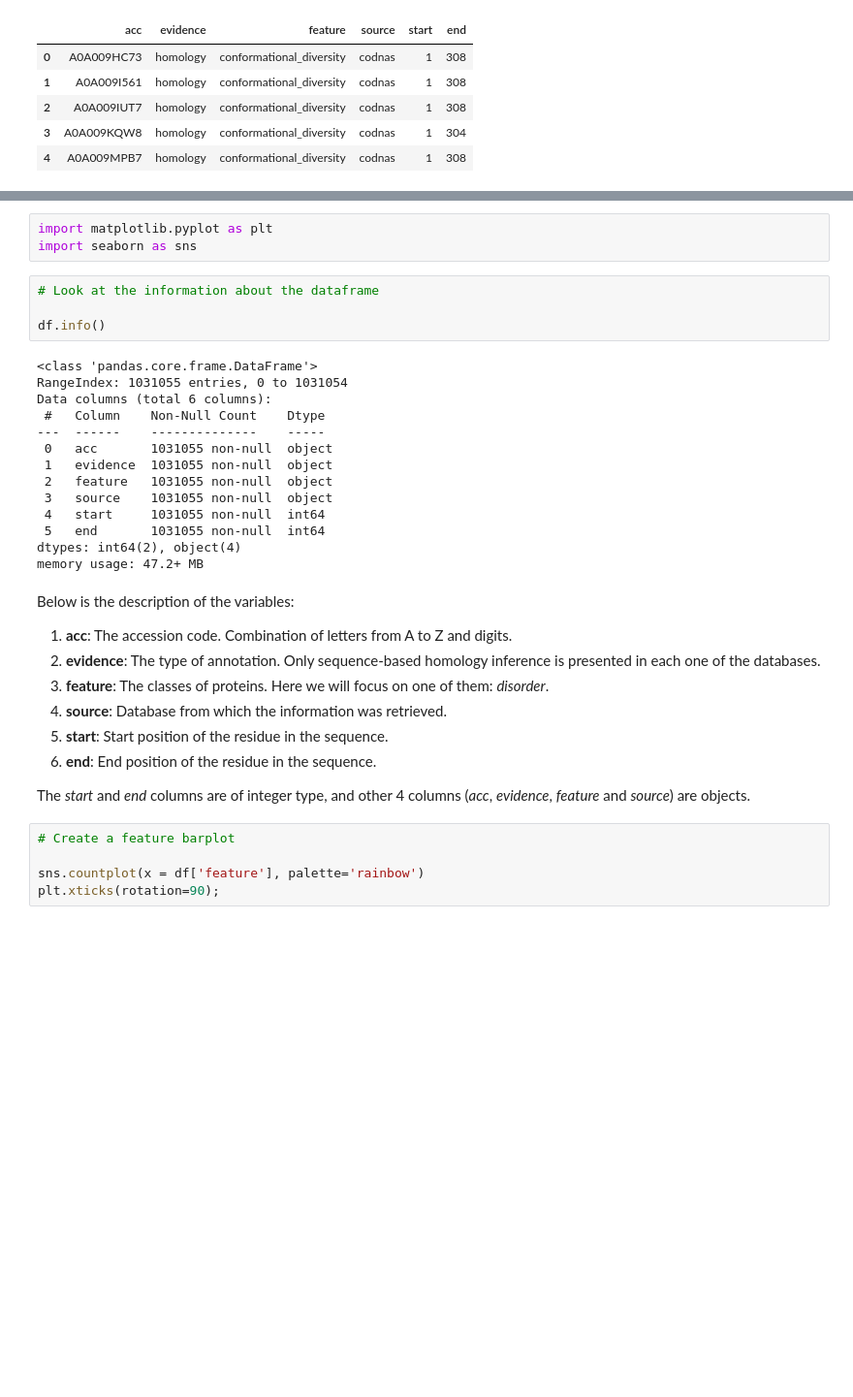
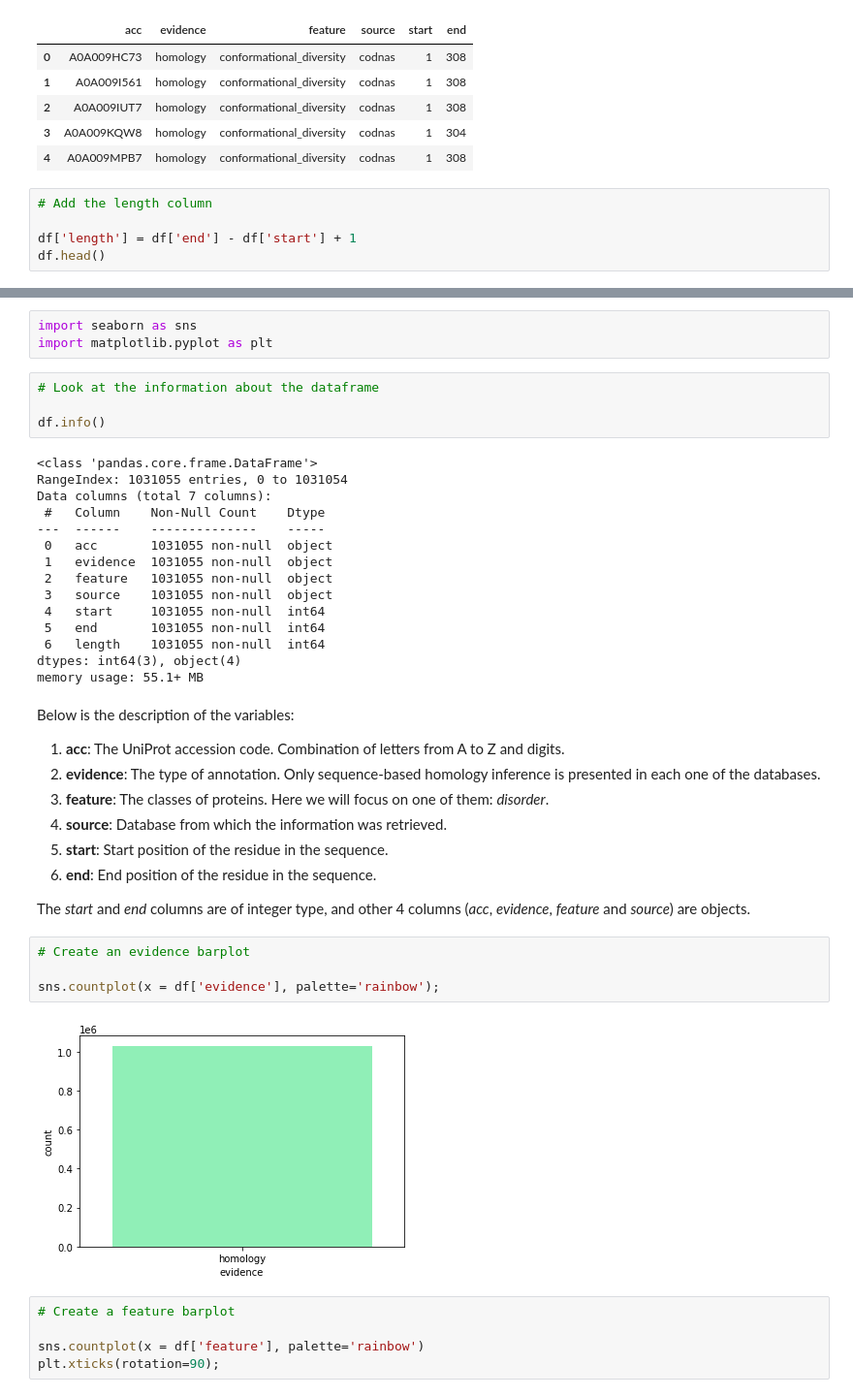
Before and after one commit to AlyaHarvelle/HMMER, a Jupyter notebook: HMMER for disordered proteins.ipynb, the cells around one changed output, grey strips where cells are left out. Shown: that part at 97% size. Cells and saved outputs as stored; diff of their text form; blank space fills up the shorter version.

```diff
--- a/HMMER for disordered proteins.ipynb
+++ b/HMMER for disordered proteins.ipynb
@@ -63,3 +63,8 @@ df.head()
 | 2 | A0A009IUT7 | homology | conformational_diversity | codnas | 1 | 308 |
 | 3 | A0A009KQW8 | homology | conformational_diversity | codnas | 1 | 304 |
 | 4 | A0A009MPB7 | homology | conformational_diversity | codnas | 1 | 308 |
+# %%
+# Add the length column
+
+df['length'] = df['end'] - df['start'] + 1
+df.head()
@@ -70,6 +87,6 @@ We proceed with the exploratory data analysis, using
 # %%
+import seaborn as sns
 import matplotlib.pyplot as plt
-import seaborn as sns
 # %%
 # Look at the information about the dataframe
 
@@ -77,7 +94,7 @@ df.info()
 # %% [output]
 <class 'pandas.core.frame.DataFrame'>
 RangeIndex: 1031055 entries, 0 to 1031054
-Data columns (total 6 columns):
+Data columns (total 7 columns):
  #   Column    Non-Null Count    Dtype
 ---  ------    --------------    -----
  0   acc       1031055 non-null  object
@@ -86,12 +103,13 @@ Data columns (total 6 columns):
  3   source    1031055 non-null  object
  4   start     1031055 non-null  int64
  5   end       1031055 non-null  int64
-dtypes: int64(2), object(4)
-memory usage: 47.2+ MB
+ 6   length    1031055 non-null  int64
+dtypes: int64(3), object(4)
+memory usage: 55.1+ MB
 # %% [markdown]
 Below is the description of the variables:
 
-1. **acc**: The accession code. Combination of letters from A to Z and digits.
+1. **acc**: The UniProt accession code. Combination of letters from A to Z and digits.
 2. **evidence**: The type of annotation. Only sequence-based homology inference is presented in each one of the databases.
 3. **feature**: The classes of proteins. Here we will focus on one of them: *disorder*.
 4. **source**: Database from which the information was retrieved.
@@ -99,6 +117,12 @@ Below is the description of the variables:
 6. **end**: End position of the residue in the sequence.
 
 The *start* and *end* columns are of integer type, and other 4 columns (*acc*, *evidence*, *feature* and *source*) are objects.
+# %%
+# Create an evidence barplot
+
+sns.countplot(x = df['evidence'], palette='rainbow');
+# %% [output]
+[figure, added]
 # %%
 # Create a feature barplot
 
```
Also changed, not shown: parts of 9 cells of this notebook.
